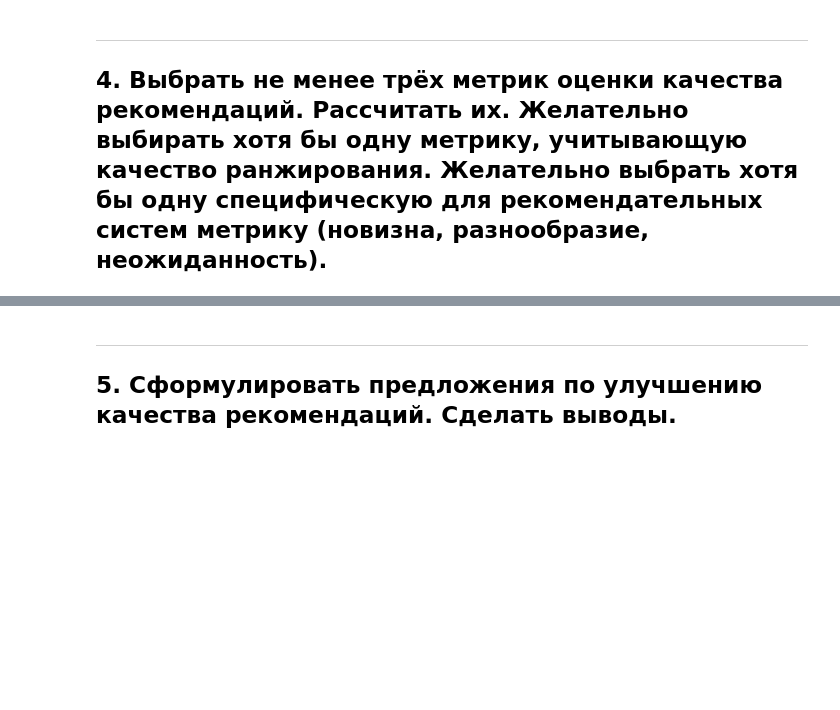
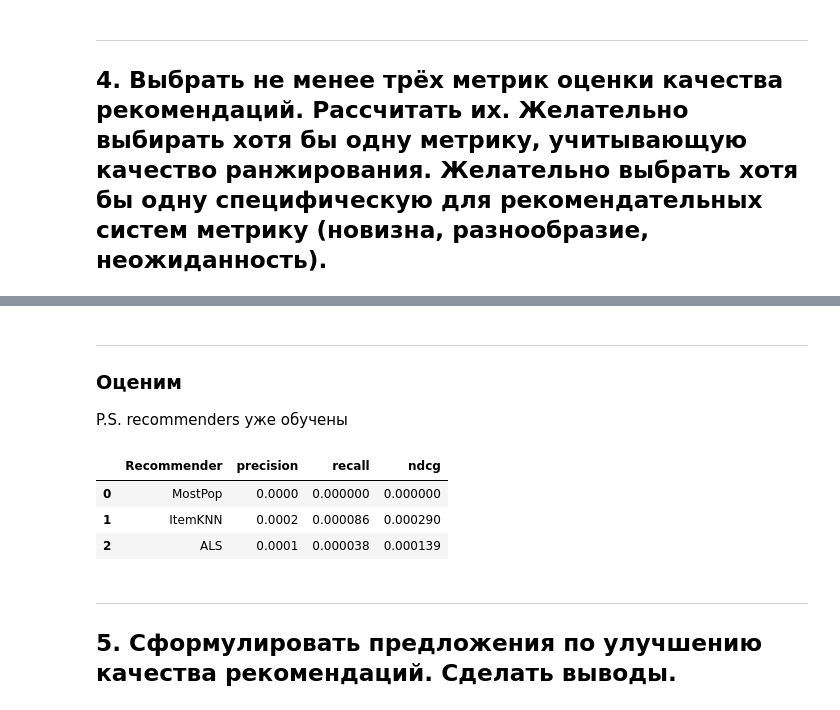
Before and after one commit to HuTao1Love/DataAnalysis, a Jupyter notebook: lab-2/main.ipynb, the cells around one changed output, grey strips where cells are left out. Saved outputs shown, nothing was run; the diff lists cells and outputs as text; code cells hidden in the pictures; blank space fills up the shorter version.

```diff
--- a/lab-2/main.ipynb
+++ b/lab-2/main.ipynb
@@ -298,0 +347,7 @@ class Diversity(Metric):
+# %%
+class Recall(Metric):
+    def compute(self, recommended, relevant):
+        if not relevant:
+            return 0.0
+        recommended_k = recommended[:self.k]
+        return len(set(recommended_k) & relevant) / len(relevant)
@@ -299,3 +358,70 @@ class Diversity(Metric):
+# %%
+class NDCG(Metric):
+    def compute(self, recommended, relevant):
+        if not relevant:
+            return 0.0
+        dcg, idcg = 0.0, 0.0
+        for idx, item in enumerate(recommended[:self.k], start=1):
+            if item in relevant:
+                dcg += 1 / np.log2(idx + 1)
+        for idx in range(1, min(len(relevant), self.k) + 1):
+            idcg += 1 / np.log2(idx + 1)
+        return dcg / idcg if idcg > 0 else 0.0
+# %% [markdown]
+---
+### Оценим
+P.S. recommenders уже обучены
+# %%
+def evaluate(recommender: Recommender, metric: Metric, Rval: csr_matrix, n_users_eval: int = 1000):
+    np.random.seed(42)
+    playlist_ids = np.random.choice(
+        Rval.nonzero()[0],
+        size=min(n_users_eval, Rval.shape[0]),
+        replace=False
+    )
+
+    values = []
+    for playlist_id in playlist_ids:
+        relevant_items = set(Rval[playlist_id].indices)
+        if not relevant_items:
+            continue
+        recommended_items = recommender.recommend(playlist_id, n=metric.k)
+        values.append(metric.compute(recommended_items, relevant_items))
+
+    return np.mean(values) if values else 0.0
+
+
+metrics = dict(
+    precision = Precision(k=10),
+    recall = Recall(k=10),
+    ndcg = NDCG(k=10)
+)
+
+results = []
+
+tasks = [(name, recommender, metric_name, metric)
+         for name, recommender in recommenders.items()
+         for metric_name, metric in metrics.items()]
+
+with tqdm(total=len(tasks)) as pbar:
+    for name, recommender, metric_name, metric in tasks:
+        pbar.set_description(f"{name} x {metric_name}")
+        score = evaluate(recommender, metric, test_rtr)
+
+        row = next((r for r in results if r["Recommender"] == name), None)
+        if row is None:
+            row = {"Recommender": name}
+            results.append(row)
+
+        row[metric_name] = score
+        pbar.update(1)
+
+pd.DataFrame(results)
+# %% [output]
+|  | Recommender | precision | recall | ndcg |
+| 0 | MostPop | 0.0000 | 0.000000 | 0.000000 |
+| 1 | ItemKNN | 0.0002 | 0.000086 | 0.000290 |
+| 2 | ALS | 0.0001 | 0.000038 | 0.000139 |
 # %% [markdown]
 ---
 ## 5. Сформулировать предложения по улучшению качества рекомендаций. Сделать выводы.
```
Also changed, not shown: parts of 19 cells of this notebook, 1 other file.
